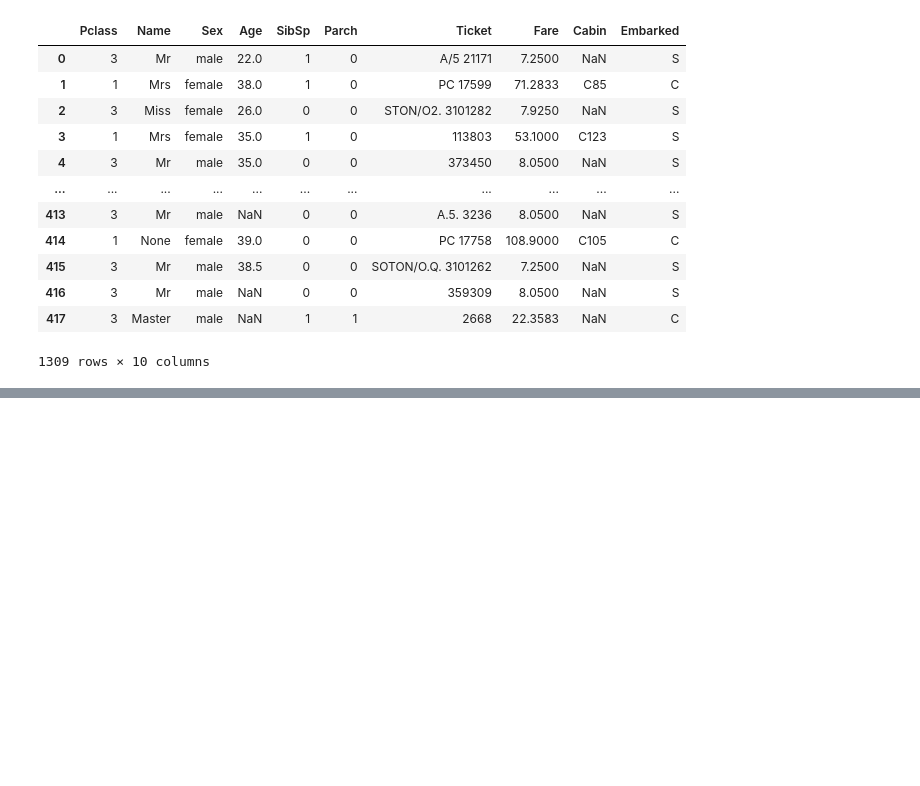
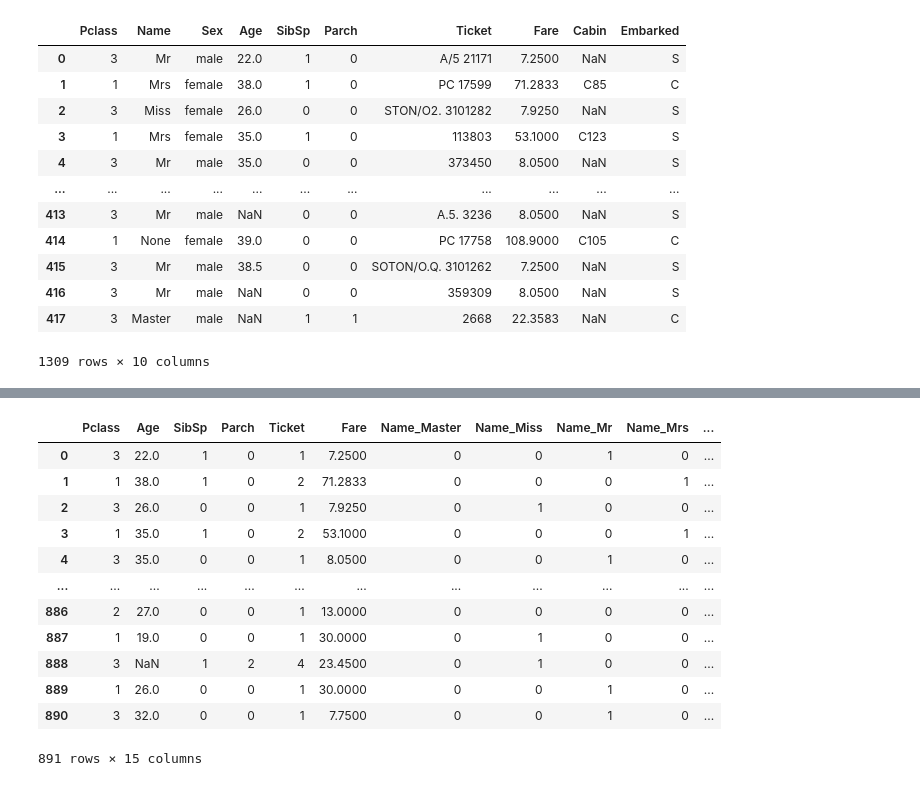
Before and after one commit to Syilun/TibameAI04, a Jupyter notebook: Titanic.ipynb, the cells around one changed output, grey strips where cells are left out. Saved outputs shown, nothing was run; the diff lists cells and outputs as text; code cells hidden in the pictures; blank space fills up the shorter version.

```diff
--- a/Titanic.ipynb
+++ b/Titanic.ipynb
@@ -212,0 +235,5 @@ datas
+# %%
+datas = datas.drop(['Cabin'], axis=1)
+datas
+# %%
+datas = datas.reset_index(drop=True)
@@ -214,6 +256,26 @@ datas
 # One-hot encoding 處理類別字串
 # 比如embarked中的 S C Q轉為3*3矩陣 100, 010, 001
 # Pclass，1 2 3，有大小關係但不能以中位數來補
-pd.get_dummies
+datas = pd.get_dummies(datas)
+# %%
+x_train = datas.iloc[0:len(train_df)]
+x_predict = datas.iloc[len(train_df):]
+y_train = train_df['Survived']
+# %%
+x_train
+# %% [output]
+|  | Pclass | Age | SibSp | Parch | Ticket | Fare | Name_Master | Name_Miss | Name_Mr | Name_Mrs | ... |
+| 0 | 3 | 22.0 | 1 | 0 | 1 | 7.2500 | 0 | 0 | 1 | 0 | ... |
+| 1 | 1 | 38.0 | 1 | 0 | 2 | 71.2833 | 0 | 0 | 0 | 1 | ... |
+| 2 | 3 | 26.0 | 0 | 0 | 1 | 7.9250 | 0 | 1 | 0 | 0 | ... |
+| 3 | 1 | 35.0 | 1 | 0 | 2 | 53.1000 | 0 | 0 | 0 | 1 | ... |
+| 4 | 3 | 35.0 | 0 | 0 | 1 | 8.0500 | 0 | 0 | 1 | 0 | ... |
+| ... | ... | ... | ... | ... | ... | ... | ... | ... | ... | ... | ... |
+| 886 | 2 | 27.0 | 0 | 0 | 1 | 13.0000 | 0 | 0 | 0 | 0 | ... |
+| 887 | 1 | 19.0 | 0 | 0 | 1 | 30.0000 | 0 | 1 | 0 | 0 | ... |
+| 888 | 3 | NaN | 1 | 2 | 4 | 23.4500 | 0 | 1 | 0 | 0 | ... |
+| 889 | 1 | 26.0 | 0 | 0 | 1 | 30.0000 | 0 | 0 | 1 | 0 | ... |
+| 890 | 3 | 32.0 | 0 | 0 | 1 | 7.7500 | 0 | 0 | 1 | 0 | ... |
+891 rows × 15 columns
 # %%
 # iteratibeImputer() 看一欄位與其他欄位相關程度
```
Also changed, not shown: parts of 2 cells of this notebook.
